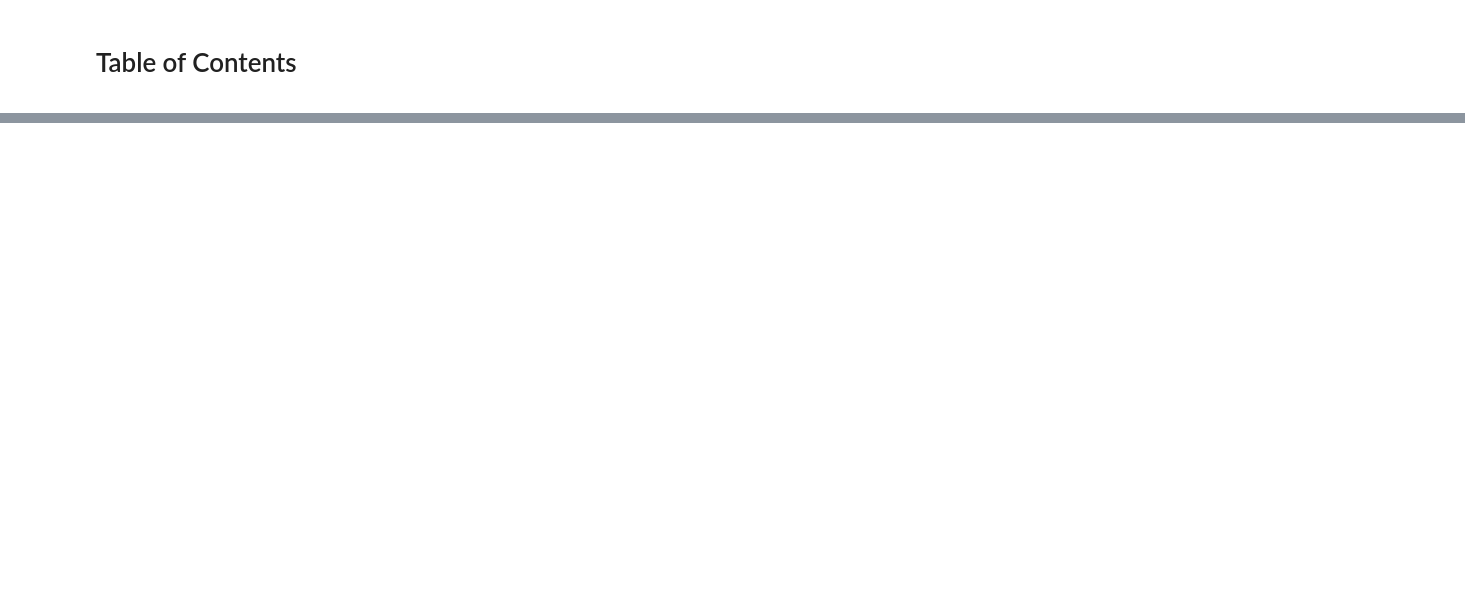
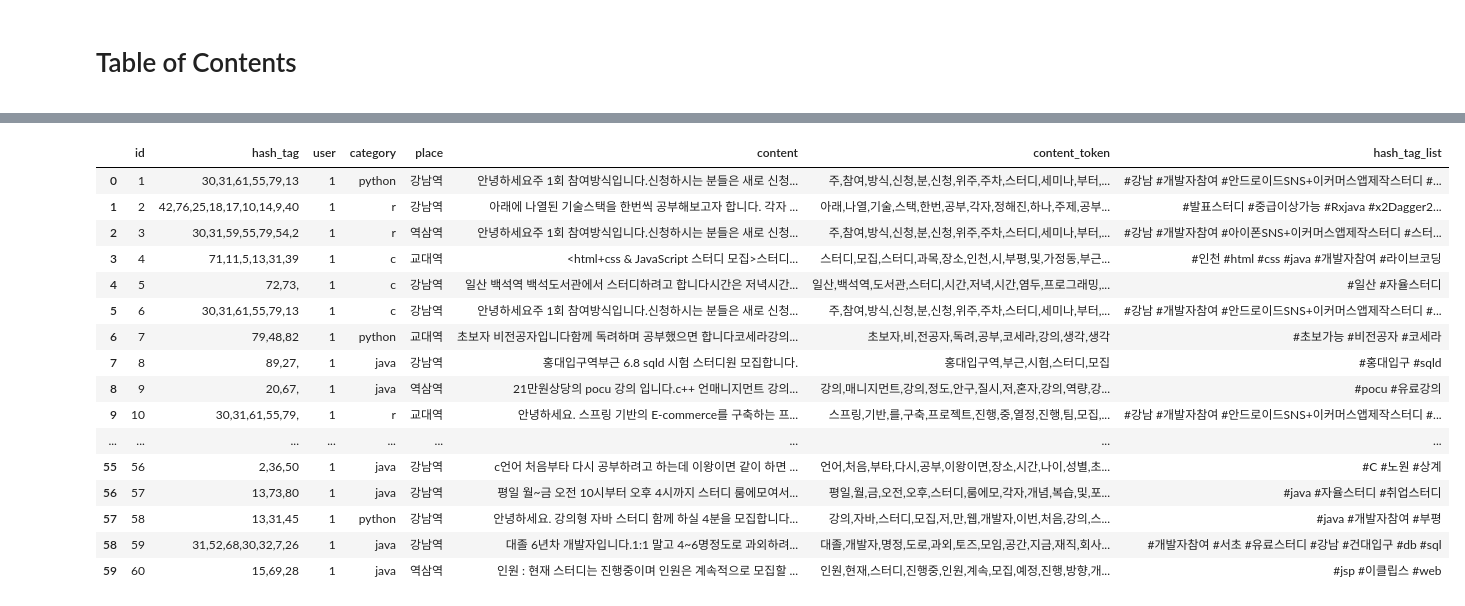
Before and after one commit to SeunghyeunBaek/Guham_study_group_matching_service, a Jupyter notebook: notebooks/create_dummies.ipynb, the cells around one changed output, grey strips where cells are left out. Saved outputs shown, nothing was run; the diff lists cells and outputs as text; code cells hidden in the pictures; blank space fills up the shorter version.

```diff
--- a/notebooks/create_dummies.ipynb
+++ b/notebooks/create_dummies.ipynb
@@ -61,0 +42,24 @@ lets_study
+# %%
+# tokenize
+okt = Okt()
+lets_study['content_token'] = lets_study['content'].apply(lambda content: ','.join(okt.nouns(content)))
+# %%
+lets_study
+# %% [output]
+|  | id | hash_tag | user | category | place | content | content_token | hash_tag_list |
+| 0 | 1 | 30,31,61,55,79,13 | 1 | python | 강남역 | 안녕하세요주 1회 참여방식입니다.신청하시는 분들은 새로 신청... | 주,참여,방식,신청,분,신청,위주,주차,스터디,세미나,부터,... | #강남 #개발자참여 #안드로이드SNS+이커머스앱제작스터디 #... |
+| 1 | 2 | 42,76,25,18,17,10,14,9,40 | 1 | r | 강남역 | 아래에 나열된 기술스택을 한번씩 공부해보고자 합니다. 각자 ... | 아래,나열,기술,스택,한번,공부,각자,정해진,하나,주제,공부... | #발표스터디 #중급이상가능 #Rxjava #x2Dagger2... |
+| 2 | 3 | 30,31,59,55,79,54,2 | 1 | r | 역삼역 | 안녕하세요주 1회 참여방식입니다.신청하시는 분들은 새로 신청... | 주,참여,방식,신청,분,신청,위주,주차,스터디,세미나,부터,... | #강남 #개발자참여 #아이폰SNS+이커머스앱제작스터디 #스터... |
+| 3 | 4 | 71,11,5,13,31,39 | 1 | c | 교대역 | <html+css & JavaScript 스터디 모집>스터디... | 스터디,모집,스터디,과목,장소,인천,시,부평,및,가정동,부근... | #인천 #html #css #java #개발자참여 #라이브코딩 |
+| 4 | 5 | 72,73, | 1 | c | 강남역 | 일산 백석역 백석도서관에서 스터디하려고 합니다시간은 저녁시간... | 일산,백석역,도서관,스터디,시간,저녁,시간,염두,프로그래밍,... | #일산 #자율스터디 |
+| 5 | 6 | 30,31,61,55,79,13 | 1 | c | 강남역 | 안녕하세요주 1회 참여방식입니다.신청하시는 분들은 새로 신청... | 주,참여,방식,신청,분,신청,위주,주차,스터디,세미나,부터,... | #강남 #개발자참여 #안드로이드SNS+이커머스앱제작스터디 #... |
+| 6 | 7 | 79,48,82 | 1 | python | 교대역 | 초보자 비전공자입니다함께 독려하며 공부했으면 합니다코세라강의... | 초보자,비,전공자,독려,공부,코세라,강의,생각,생각 | #초보가능 #비전공자 #코세라 |
+| 7 | 8 | 89,27, | 1 | java | 강남역 | 홍대입구역부근 6.8 sqld 시험 스터디원 모집합니다. | 홍대입구역,부근,시험,스터디,모집 | #홍대입구 #sqld |
+| 8 | 9 | 20,67, | 1 | java | 역삼역 | 21만원상당의 pocu 강의 입니다.c++ 언매니지먼트 강의... | 강의,매니지먼트,강의,정도,안구,질시,저,혼자,강의,역량,강... | #pocu #유료강의 |
+| 9 | 10 | 30,31,61,55,79, | 1 | r | 교대역 | 안녕하세요. 스프링 기반의 E-commerce를 구축하는 프... | 스프링,기반,를,구축,프로젝트,진행,중,열정,진행,팀,모집,... | #강남 #개발자참여 #안드로이드SNS+이커머스앱제작스터디 #... |
+| ... | ... | ... | ... | ... | ... | ... | ... | ... |
+| 55 | 56 | 2,36,50 | 1 | java | 강남역 | c언어 처음부타 다시 공부하려고 하는데 이왕이면 같이 하면 ... | 언어,처음,부타,다시,공부,이왕이면,장소,시간,나이,성별,초... | #C #노원 #상계 |
+| 56 | 57 | 13,73,80 | 1 | java | 강남역 | 평일 월~금 오전 10시부터 오후 4시까지 스터디 룸에모여서... | 평일,월,금,오전,오후,스터디,룸에모,각자,개념,복습,및,포... | #java #자율스터디 #취업스터디 |
+| 57 | 58 | 13,31,45 | 1 | python | 강남역 | 안녕하세요. 강의형 자바 스터디 함께 하실 4분을 모집합니다... | 강의,자바,스터디,모집,저,만,웹,개발자,이번,처음,강의,스... | #java #개발자참여 #부평 |
+| 58 | 59 | 31,52,68,30,32,7,26 | 1 | java | 강남역 | 대졸 6년차 개발자입니다.1:1 말고 4~6명정도로 과외하려... | 대졸,개발자,명정,도로,과외,토즈,모임,공간,지금,재직,회사... | #개발자참여 #서초 #유료스터디 #강남 #건대입구 #db #sql |
+| 59 | 60 | 15,69,28 | 1 | java | 역삼역 | 인원 : 현재 스터디는 진행중이며 인원은 계속적으로 모집할 ... | 인원,현재,스터디,진행중,인원,계속,모집,예정,진행,방향,개... | #jsp #이클립스 #web |
```
Also changed, not shown: parts of 8 cells of this notebook, 13 other files.
